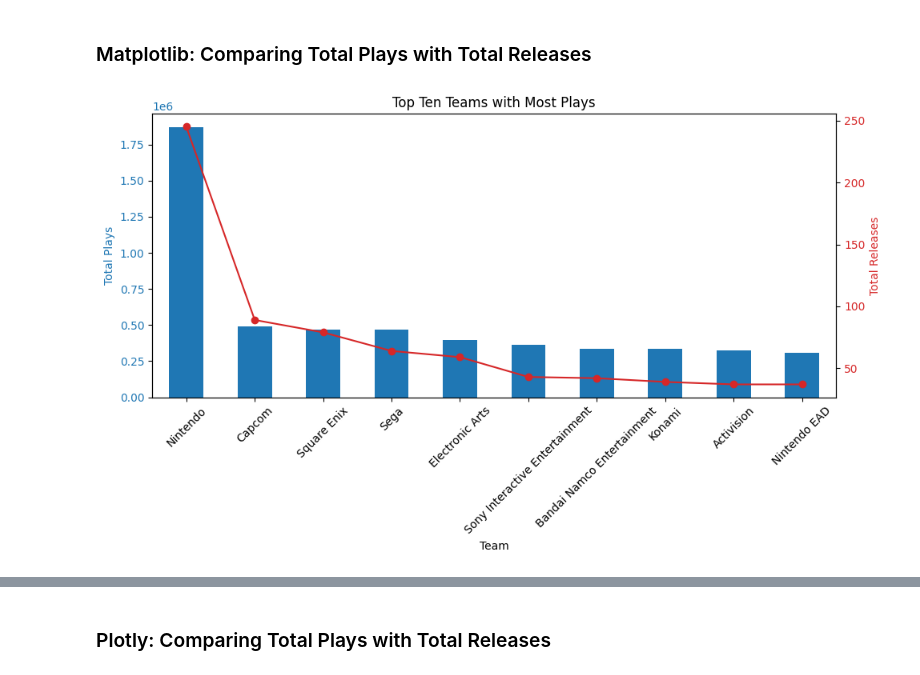
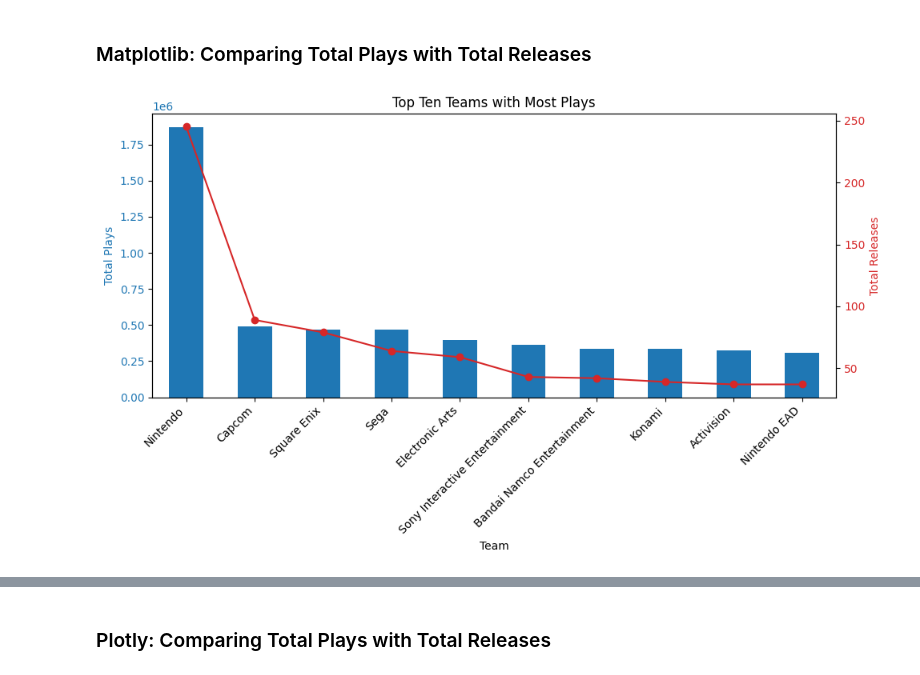
Before and after one commit to hunterdih/IGNGameRecommendation, a Jupyter notebook: Visualizations/plotly_visuals.ipynb, the cells around one changed output, grey strips where cells are left out. Cells and saved outputs as stored; diff of their text form; code cells hidden in the pictures.

Commit message:
Fix labels for most plays by year plot

```diff
--- a/Visualizations/plotly_visuals.ipynb
+++ b/Visualizations/plotly_visuals.ipynb
@@ -258,36 +258,38 @@ total_plays_per_team = df.groupby('Team')['Plays'].count().nlargest(10)
 
 # Calculate the average plays per team
 avg_plays_per_team = df.groupby('Team')['Plays'].sum().nlargest(10)
 
 # Plotting
 fig, ax1 = plt.subplots(figsize=(10, 6))
 
 # Bar plot for average plays per team
 color = 'tab:blue'
-ax1.set_xlabel('Team')
 ax1.set_ylabel('Total Plays', color=color)
 avg_plays_per_team.plot(kind='bar', ax=ax1, color=color)
 ax1.tick_params(axis='y', labelcolor=color)
 
 # Create a second y-axis for total plays per team
 ax2 = ax1.twinx()
+plt.setp(ax1.xaxis.get_majorticklabels(), rotation=45, ha='right')
+ax2.set_xlabel('Team')
 color = 'tab:red'
 ax2.set_ylabel('Total Releases', color=color)
 total_plays_per_team.plot(kind='line', marker='o', ax=ax2, color=color)
 ax2.tick_params(axis='y', labelcolor=color)
 
 # Title and formatting
 plt.title('Top Ten Teams with Most Plays')
-plt.setp( ax1.xaxis.get_majorticklabels(), rotation=45 )
+
+
 plt.tight_layout()
 plt.show()
 
 # Save the updated DataFrame to a CSV file
 df.to_csv('game_teams_exploded.csv', index=False)
 
 df.head()
 # %% [output]
-[figure, old version]
+[figure, new version]
 |  | Unnamed: 0 | Title | Release Date | Team | Rating | Times Listed | Number of Reviews | Genres | ... |
 | 0 | 0 | Elden Ring | 2022-02-25 | Bandai Namco Entertainment | 4.5 | 3.9K | 3.9K | ['Adventure', 'RPG'] | ... |
 | 0 | 0 | Elden Ring | 2022-02-25 | FromSoftware | 4.5 | 3.9K | 3.9K | ['Adventure', 'RPG'] | ... |
```
